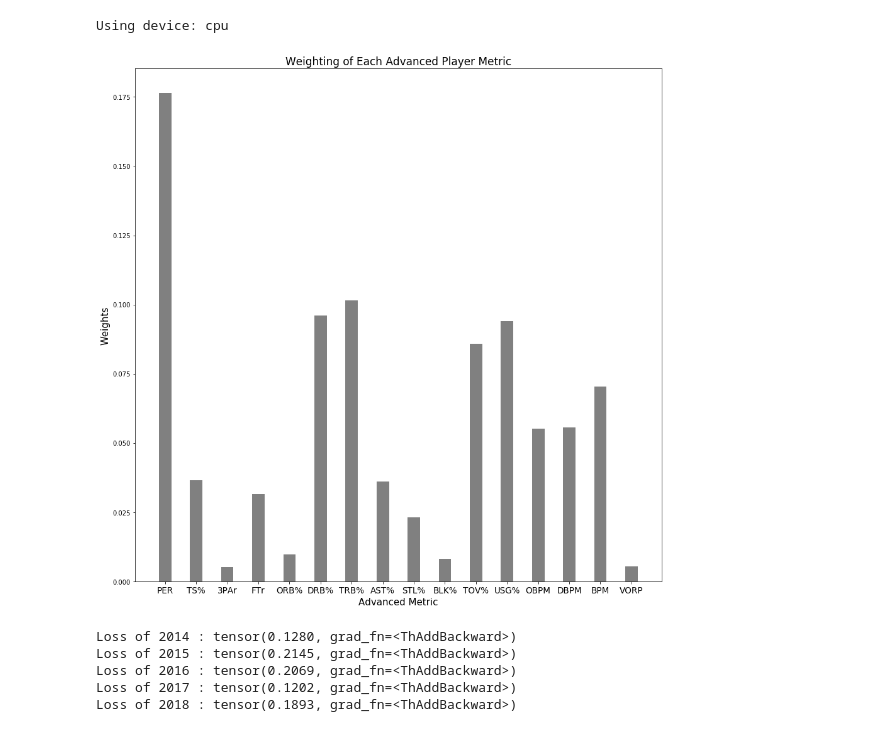
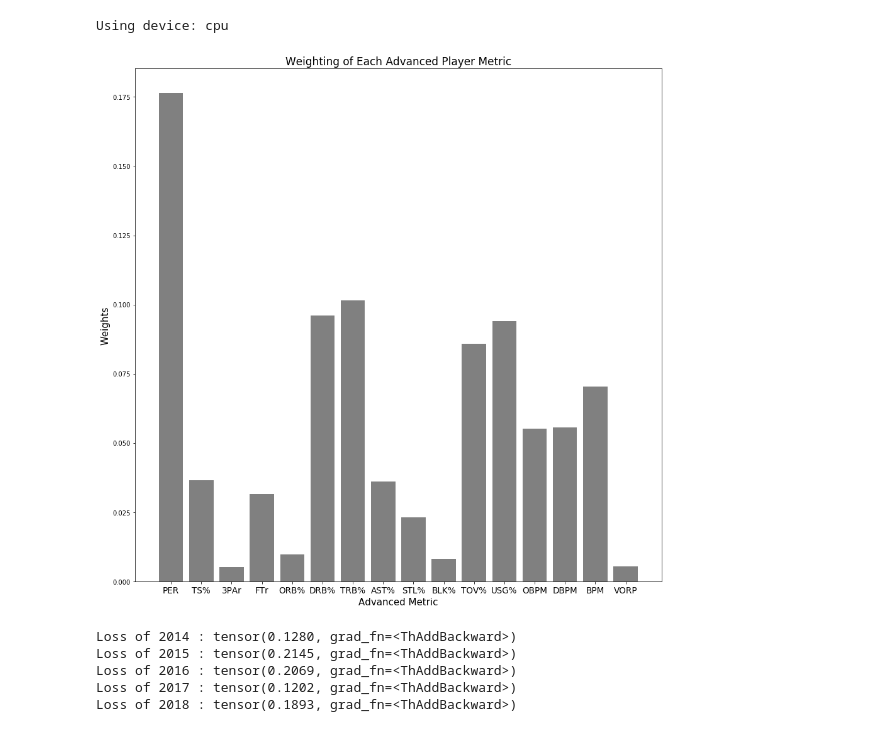
Before and after one commit to ickletsmulet/ECE-143-Group-19, a Jupyter notebook: NBA_Betting_Project.ipynb, the cells around one changed output. Saved outputs shown, nothing was run; the diff lists cells and outputs as text; code cells hidden in the pictures.

```diff
--- a/NBA_Betting_Project.ipynb
+++ b/NBA_Betting_Project.ipynb
@@ -228,19 +175,19 @@ model = torch.load('Models_Figures\Model_final.fit')
 # %%
 # Visualization of the weights
 data_name = ['PER', 'TS%', '3PAr', 'FTr', 'ORB%', 'DRB%', 'TRB%', 'AST%', 'STL%', 'BLK%', 'TOV%', 'USG%', 'OBPM',
              'DBPM', 'BPM', 'VORP']
 weight = abs(model.state_dict()['0.0.weight'][0])
-bar_width = 0.4
+bar_width = 0.8
 x_axis = np.arange(len(data_name))
 y_axis_1 = tuple(weight[:16])
 poly1 = plt.bar(x_axis, y_axis_1, bar_width, color='0.50')
 plt.xticks(x_axis, data_name, fontsize=13.5)
 plt.title('Weighting of Each Advanced Player Metric', fontsize=17)
 plt.xlabel('Advanced Metric', fontsize=15)
 plt.ylabel('Weights', fontsize=15)
 plt.gcf().set_size_inches(15, 15)
 # %% [output]
-[figure, old version]
+[figure, new version]
 # %%
 # Display testing set results
 
```
Also changed, not shown: parts of 4 cells of this notebook, 7 other files.
